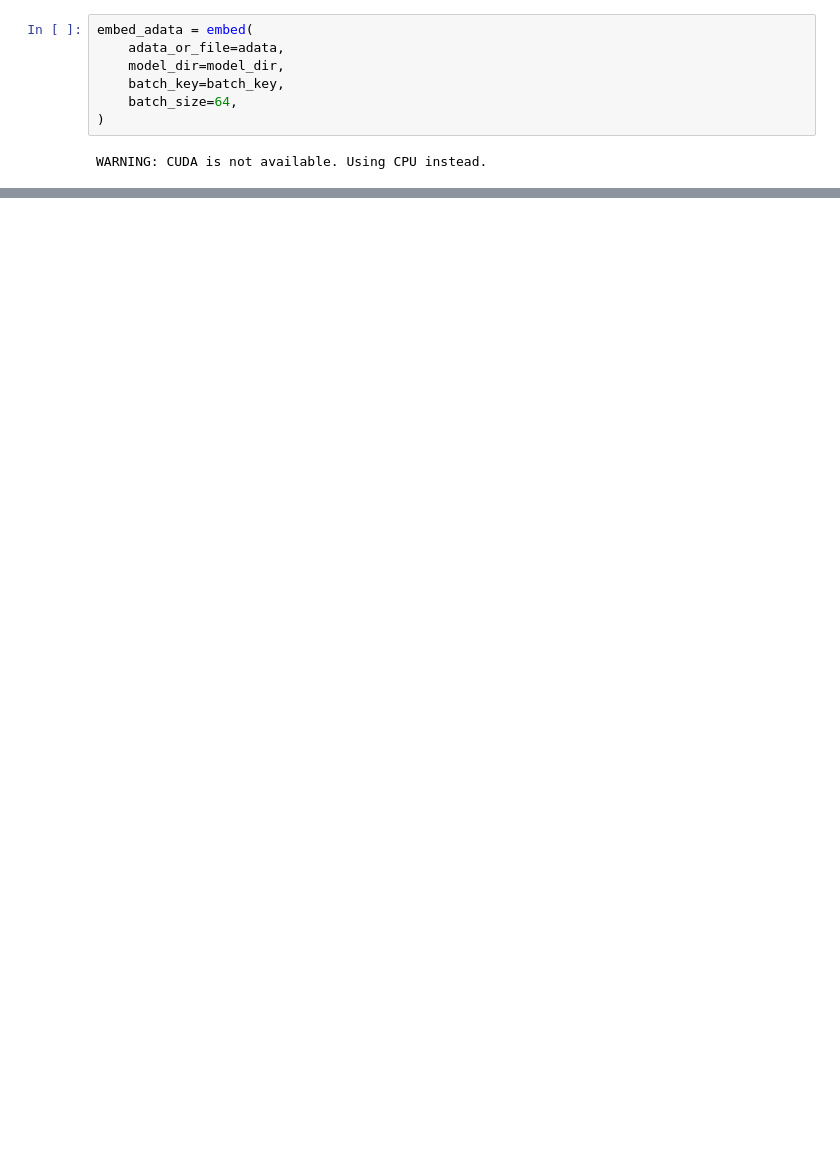
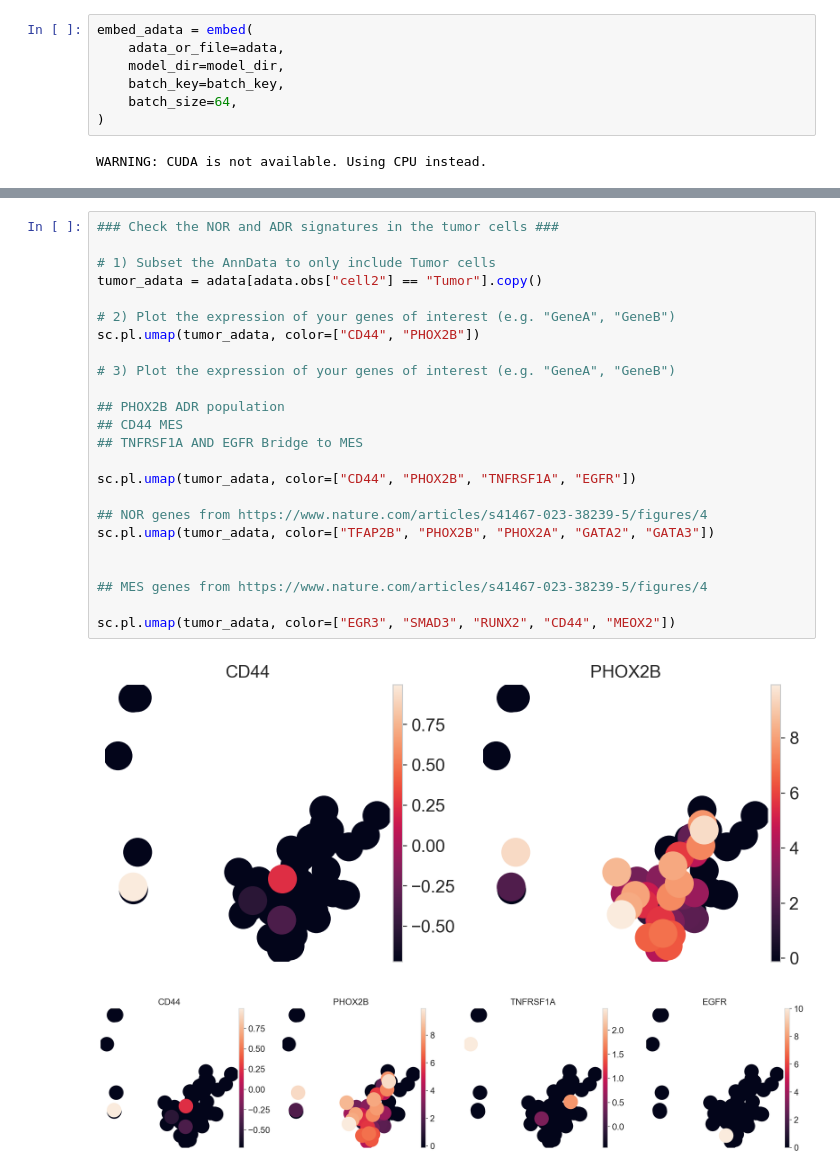
Before and after one commit to keyshavmor/Foundation_Models_for_Soft_Clustering, a Jupyter notebook: notebooks/embeddings_tutorial.ipynb, the cells around one changed output, grey strips where cells are left out. Drawn from its saved outputs; the diff is of its cells as text; blank space fills up the shorter version.

Commit message:
added visualisation from tutorial_notebook

```diff
--- a/notebooks/embeddings_tutorial.ipynb
+++ b/notebooks/embeddings_tutorial.ipynb
@@ -31,0 +87,27 @@ fig = sc.pl.umap(embed_adata,
+# %%
+### Check the NOR and ADR signatures in the tumor cells ###
+
+# 1) Subset the AnnData to only include Tumor cells
+tumor_adata = adata[adata.obs["cell2"] == "Tumor"].copy()
+
+# 2) Plot the expression of your genes of interest (e.g. "GeneA", "GeneB")
+sc.pl.umap(tumor_adata, color=["CD44", "PHOX2B"])
+
+# 3) Plot the expression of your genes of interest (e.g. "GeneA", "GeneB")
+
+## PHOX2B ADR population
+## CD44 MES
+## TNFRSF1A AND EGFR Bridge to MES
+
+sc.pl.umap(tumor_adata, color=["CD44", "PHOX2B", "TNFRSF1A", "EGFR"])
+
+## NOR genes from https://www.nature.com/articles/s41467-023-38239-5/figures/4
+sc.pl.umap(tumor_adata, color=["TFAP2B", "PHOX2B", "PHOX2A", "GATA2", "GATA3"])
+
+
+## MES genes from https://www.nature.com/articles/s41467-023-38239-5/figures/4
+
+sc.pl.umap(tumor_adata, color=["EGR3", "SMAD3", "RUNX2", "CD44", "MEOX2"])
+# %% [output]
+[figure, added]
+[figure, added]
```
Also changed, not shown: parts of 8 cells of this notebook, 5 other files.
